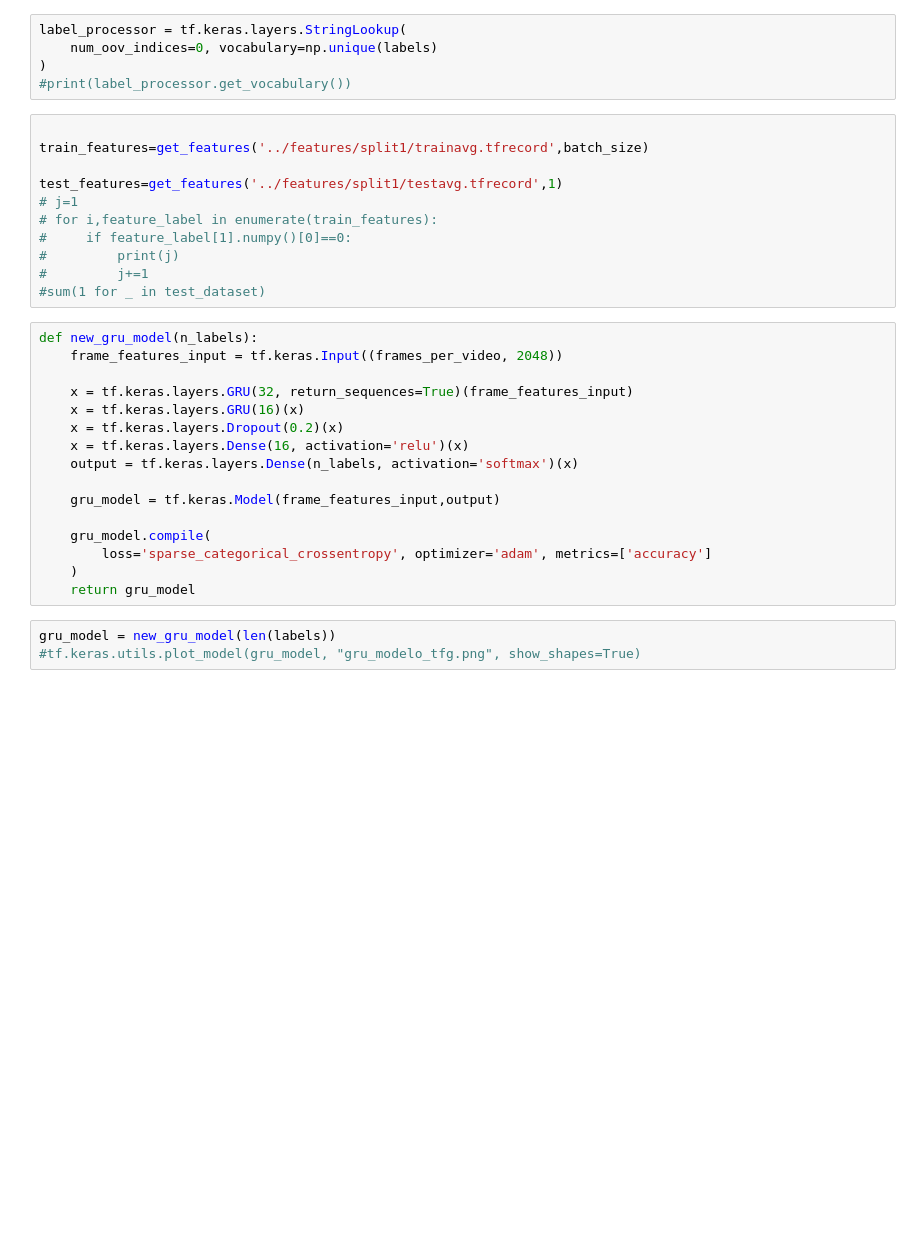
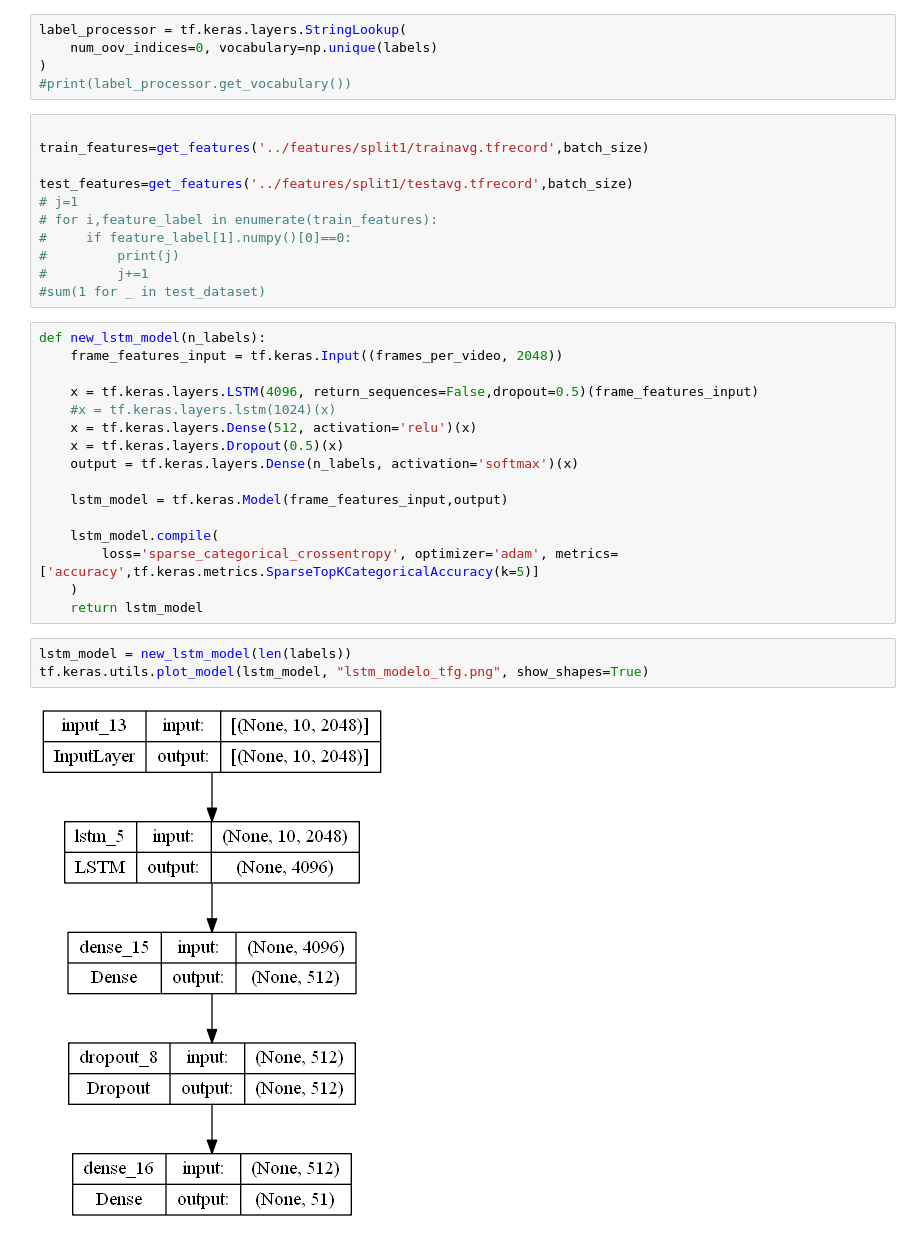
Before and after one commit to dalonm03/TFG, a Jupyter notebook: src/tfg.ipynb, the cells around one changed output. Drawn from its saved outputs; the diff is of its cells as text; blank space fills up the shorter version.

Commit message:
📝📂 Generar dataset de imagenes y cambiado RNN a LSTM obteniendo resultados decentes en 51 clases

```diff
--- a/src/tfg.ipynb
+++ b/src/tfg.ipynb
@@ -488,7 +488,7 @@ label_processor = tf.keras.layers.StringLookup(
 
 train_features=get_features('../features/split1/trainavg.tfrecord',batch_size)
 
-test_features=get_features('../features/split1/testavg.tfrecord',1)
+test_features=get_features('../features/split1/testavg.tfrecord',batch_size)
 # j=1
 # for i,feature_label in enumerate(train_features):
 #     if feature_label[1].numpy()[0]==0:
@@ -496,21 +496,23 @@ test_features=get_features('../features/split1/testavg.tfrecord',1)
 #         j+=1
 #sum(1 for _ in test_dataset)
 # %%
-def new_gru_model(n_labels):
+def new_lstm_model(n_labels):
     frame_features_input = tf.keras.Input((frames_per_video, 2048))
 
-    x = tf.keras.layers.GRU(32, return_sequences=True)(frame_features_input)
-    x = tf.keras.layers.GRU(16)(x)
-    x = tf.keras.layers.Dropout(0.2)(x)
-    x = tf.keras.layers.Dense(16, activation='relu')(x)
+    x = tf.keras.layers.LSTM(4096, return_sequences=False,dropout=0.5)(frame_features_input)
+    #x = tf.keras.layers.lstm(1024)(x)
+    x = tf.keras.layers.Dense(512, activation='relu')(x)
+    x = tf.keras.layers.Dropout(0.5)(x)
     output = tf.keras.layers.Dense(n_labels, activation='softmax')(x)
 
-    gru_model = tf.keras.Model(frame_features_input,output)
+    lstm_model = tf.keras.Model(frame_features_input,output)
 
-    gru_model.compile(
-        loss='sparse_categorical_crossentropy', optimizer='adam', metrics=['accuracy']
+    lstm_model.compile(
+        loss='sparse_categorical_crossentropy', optimizer='adam', metrics=['accuracy',tf.keras.metrics.SparseTopKCategoricalAccuracy(k=5)]
     )
-    return gru_model
+    return lstm_model
 # %%
-gru_model = new_gru_model(len(labels))
-#tf.keras.utils.plot_model(gru_model, "gru_modelo_tfg.png", show_shapes=True)
+lstm_model = new_lstm_model(len(labels))
+tf.keras.utils.plot_model(lstm_model, "lstm_modelo_tfg.png", show_shapes=True)
+# %% [output]
+[figure, added]
```
Also changed, not shown: parts of 8 cells of this notebook, 3 other files.
